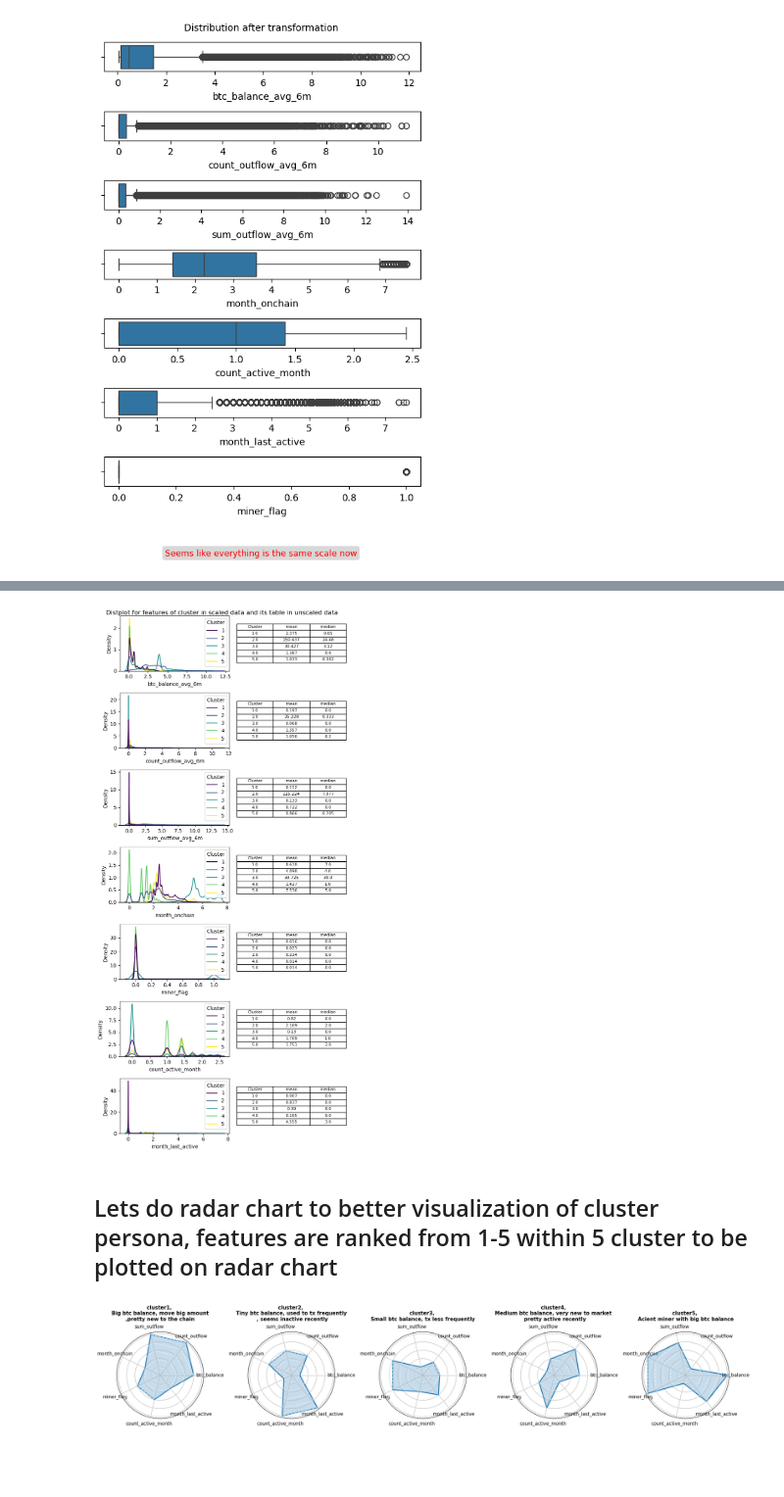
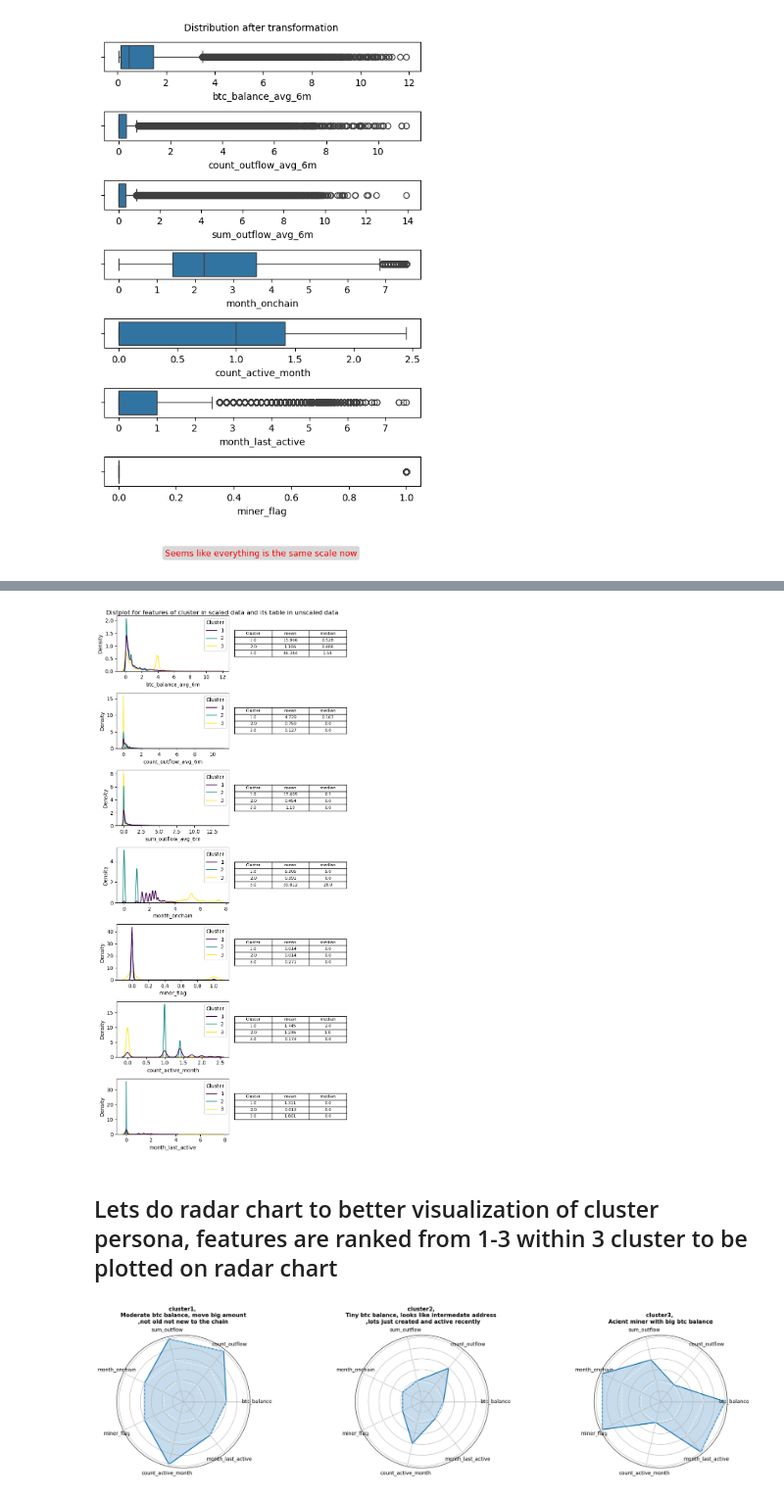
Before and after one commit to tpminh4394/btc_blockchain_etl_analysis, a Jupyter notebook: Step 5 simple onchain analysis.ipynb, the cells around one changed output, grey strips where cells are left out. Shown at 98% size. Cells and saved outputs as stored; diff of their text form; code cells hidden in the pictures; blank space fills up the shorter version.

```diff
--- a/Step 5 simple onchain analysis.ipynb
+++ b/Step 5 simple onchain analysis.ipynb
@@ -27,6 +28,7 @@ def read_sql(query):
 # %%
 accu_path =  "/Users/tpminh/Downloads/Roboto,Roboto_Mono/Roboto/static/Roboto-Regular.ttf"
 font_manager.fontManager.addfont(accu_path)
+matplotlib.rcParams['font.family'] = 'Roboto'
 # %% [markdown]
 ## **We can start looking at number of address and its balance overtime**
 # %%
@@ -432,7 +434,7 @@ plt.show()
 ### +number of months the address was on chain
 ### I will be using k-means with report month as of 201310. Note that this is just for fun and I am aware that a person most certainly possess more than 1 addresses which makes the analysis for single address as a single entity nonsense
 # %%
-#df_cluster = read_sql('select * from minhtp_cluster_feature_percentile_2')
+df_cluster = read_sql('select * from minhtp_cluster_feature_percentile_2')
 print('Columns to be used:')
 print(df_cluster.columns)
 # %% [output]
@@ -521,30 +539,29 @@ plt.show()
 from sklearn.cluster import KMeans
 
 # Step 1: Define a range of cluster numbers
-inertia = []
-k_range = range(1, 11)  # Test k values from 1 to 10
+silhouette = []
+k_range = range(2, 20)  # Test k values from 1 to 10
 
 # Step 2: Calculate inertia for each k
 for k in k_range:
     kmeans = KMeans(n_clusters=k, random_state=42)
     kmeans.fit(data_scaled)
-    inertia.append(kmeans.inertia_)  # Sum of squared distances
-
+    score = calinski_harabasz_score(data_scaled,kmeans.labels_)
+    silhouette.append(score)
 # Step 3: Plot the elbow curve
 plt.figure(figsize=(7, 5))
-sns.lineplot(x = k_range , y = inertia)
-plt.title("Elbow Method for Optimal Clusters", fontsize=12)
+sns.lineplot(x = k_range , y = silhouette)
+plt.title("Calinski Harabasz Score for different k", fontsize=12)
 plt.xlabel("Number of Clusters (k)", fontsize=9)
-plt.ylabel("Inertia (Sum of Squared Distances)", fontsize=9)
+plt.ylabel("silhouette", fontsize=9)
 plt.xticks(k_range)
 plt.annotate(
-    '5 is good enough I think',  # Annotation text
-    xy=(5, inertia[4] ) , # Point to annotate
-    xytext=(5 + 1, inertia[4]  + 5),  # Text position
+    'Lets go with 3 clusters',  # Annotation text
+    xy=(3, silhouette[3] ) , # Point to annotate
+    xytext=(3 + 1, silhouette[3]  + 5),  # Text position
     arrowprops=dict(arrowstyle='-', color='green', lw=0.8),  # Minimal arrow
     fontsize=9,
     color='green'
 )
-plt.grid(True)
 plt.show()
 # %% [output]
@@ -552,5 +569,5 @@ plt.show()
 # %%
-kmeans = KMeans(n_clusters=5, random_state=42)
+kmeans = KMeans(n_clusters=3, random_state=42)
 kmeans.fit(data_scaled)
 clusters = kmeans.labels_
 # %%
@@ -584,9 +601,9 @@ plt.suptitle('Distplot for features of cluster in scaled data and its table in u
 plt.tight_layout()
 plt.show()
 # %% [output]
-[figure, old version]
+[figure, new version]
 # %% [markdown]
-## Lets do radar chart to better visualization of cluster persona, features are ranked from 1-5 within 5 cluster to be plotted on radar chart
+## Lets do radar chart to better visualization of cluster persona, features are ranked from 1-3 within 3 cluster to be plotted on radar chart
 # %%
 col_check = [ 'btc_balance_avg_6m', 'count_outflow_avg_6m',
             'sum_outflow_avg_6m', 'month_onchain',
@@ -610,9 +627,9 @@ data.columns = ['btc_balance', 'count_outflow',
 categories = data.columns
 
 # Example values for each cluster
-
+no_cluster = 3
 # Create subplots for 5 clusters
-fig, axes = plt.subplots(1, 5, figsize=(20, 5), subplot_kw=dict(polar=True))
+fig, axes = plt.subplots(1, no_cluster, figsize=(20, 5), subplot_kw=dict(polar=True))
 
 # Define function to draw a radar chart
 def draw_radar(ax, data, categories,num_circles):
@@ -620,38 +637,36 @@ def draw_radar(ax, data, categories,num_circles):
     num_vars = len(categories)
 
     # Compute angle for each category (feature)
     angles = np.linspace(0, 2 * np.pi, num_vars, endpoint=False).tolist()
 
     # Make the radar chart circular by closing the loop
     data = np.concatenate((data, [data.iloc[0]]))  # Append first value at the end
     angles += angles[:1]  # Close the loop for the chart
 
     # Plot the data on the radar chart
     ax.plot(angles, data, linewidth=2, linestyle='solid', label="Cluster")
     ax.fill(angles, data, alpha=0.25)
     for i in range(1, num_circles + 1):
         circle_values = [i] * num_vars  # Set the circle value to 'i' for each angle
         circle_values += [circle_values[0]]  # Close the loop for the circle
         ax.plot(angles, circle_values, linestyle='--', color='white', alpha=0.6)
 
     # Set the labels and ticks
     ax.set_yticklabels([])  # Hide radial ticks
     ax.set_xticks(angles[:-1])  # Set category angles
     ax.set_xticklabels(categories)
 
-cluster_name = [('Big btc balance, move big amount\n'',pretty new to the chain'),
-               ('Tiny btc balance, used to tx frequently\n '', seems inactive recently'),
-               'Small btc balance, tx less frequently',
-               ('Medium btc balance, very new to market \n'' pretty active recently'),
-                'Acient miner with big btc balance'
+cluster_name = [('Moderate btc balance, move big amount\n'',not old not new to the chain'),
+               ('Tiny btc balance, looks like intermedate address \n '',lots just created and active recently'),
+                ('Acient miner with big btc balance')
                ]
 # Loop through each cluster and draw its radar chart
-for i in range(5):
+for i in range(no_cluster):
     ax = axes[i]  # Get the corresponding axis for the current cluster
-    draw_radar(ax, data.iloc[i,:], categories , num_circles = 5 )
+    draw_radar(ax, data.iloc[i,:], categories , num_circles = 3 )
     ax.set_title(f'cluster{i+1}, \n{cluster_name[i]}' , fontsize=11, weight='bold',va = 'bottom')
 # Adjust the layout for the plots
 plt.tight_layout()
 plt.show()
 # %% [output]
-[figure, old version]
+[figure, new version]
```
Also changed, not shown: parts of 4 cells of this notebook.
